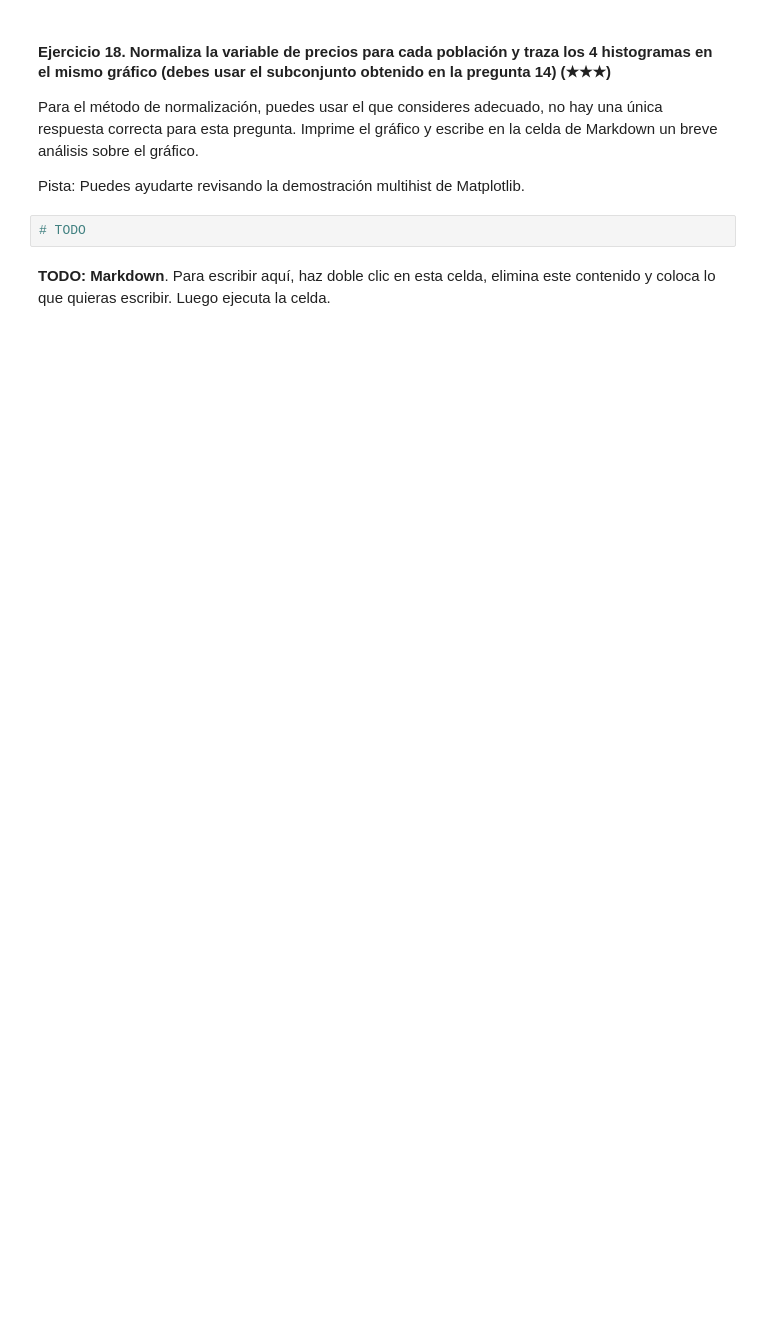
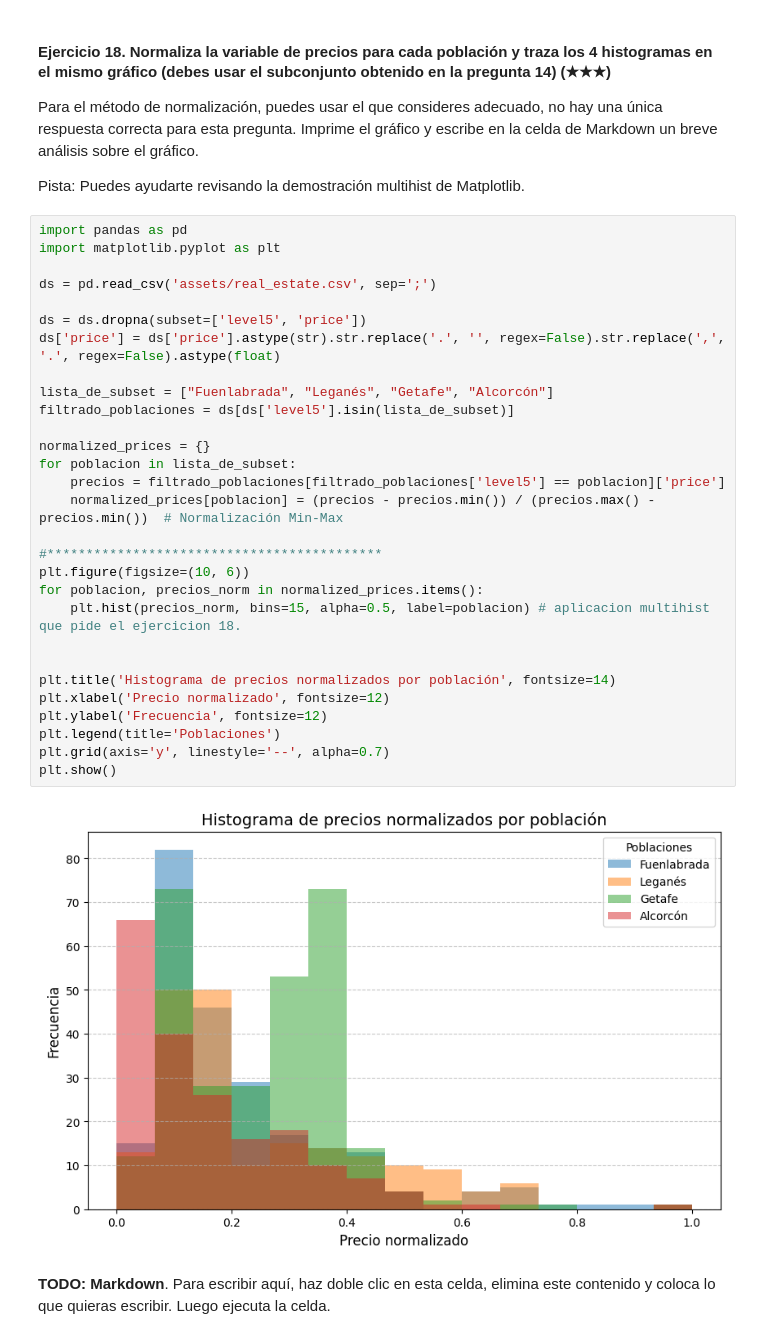
Before and after one commit to ReneRamirez-Test/realestate-datacleanup-exercise, a Jupyter notebook: project.es.ipynb, the cells around one changed output. Saved outputs shown, nothing was run; the diff lists cells and outputs as text; blank space fills up the shorter version.

```diff
--- a/project.es.ipynb
+++ b/project.es.ipynb
@@ -471,6 +586,35 @@ Para el método de normalización, puedes usar el que consideres adecuado, no ha
 
 Pista: Puedes ayudarte revisando la demostración multihist de Matplotlib.
 # %%
-# TODO
+import pandas as pd
+import matplotlib.pyplot as plt
+
+ds = pd.read_csv('assets/real_estate.csv', sep=';')
+
+ds = ds.dropna(subset=['level5', 'price'])
+ds['price'] = ds['price'].astype(str).str.replace('.', '', regex=False).str.replace(',', '.', regex=False).astype(float)
+
+lista_de_subset = ["Fuenlabrada", "Leganés", "Getafe", "Alcorcón"]
+filtrado_poblaciones = ds[ds['level5'].isin(lista_de_subset)]
+
+normalized_prices = {}
+for poblacion in lista_de_subset:
+    precios = filtrado_poblaciones[filtrado_poblaciones['level5'] == poblacion]['price']
+    normalized_prices[poblacion] = (precios - precios.min()) / (precios.max() - precios.min())  # Normalización Min-Max
+
+#*******************************************
+plt.figure(figsize=(10, 6))
+for poblacion, precios_norm in normalized_prices.items():
+    plt.hist(precios_norm, bins=15, alpha=0.5, label=poblacion) # aplicacion multihist que pide el ejercicion 18.
+
+
+plt.title('Histograma de precios normalizados por población', fontsize=14)
+plt.xlabel('Precio normalizado', fontsize=12)
+plt.ylabel('Frecuencia', fontsize=12)
+plt.legend(title='Poblaciones')
+plt.grid(axis='y', linestyle='--', alpha=0.7)
+plt.show()
+# %% [output]
+[figure, added]
 # %% [markdown]
 **TODO: Markdown**. Para escribir aquí, haz doble clic en esta celda, elimina este contenido y coloca lo que quieras escribir. Luego ejecuta la celda.
```
Also changed, not shown: parts of 13 cells of this notebook.
